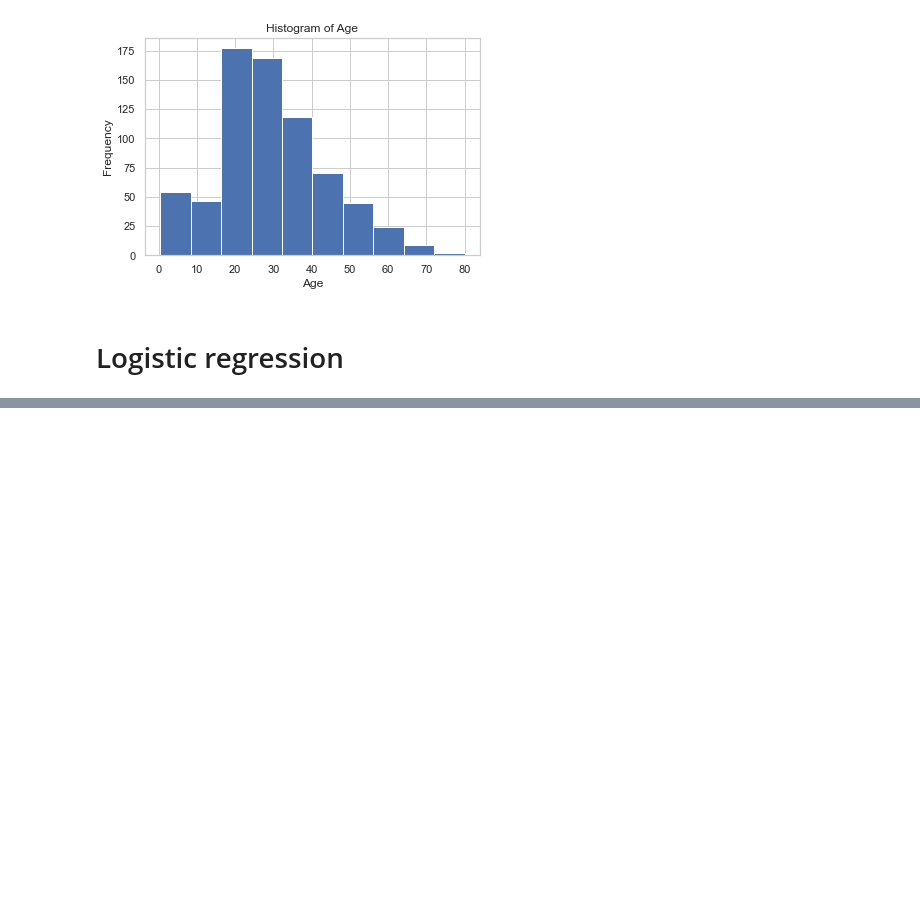
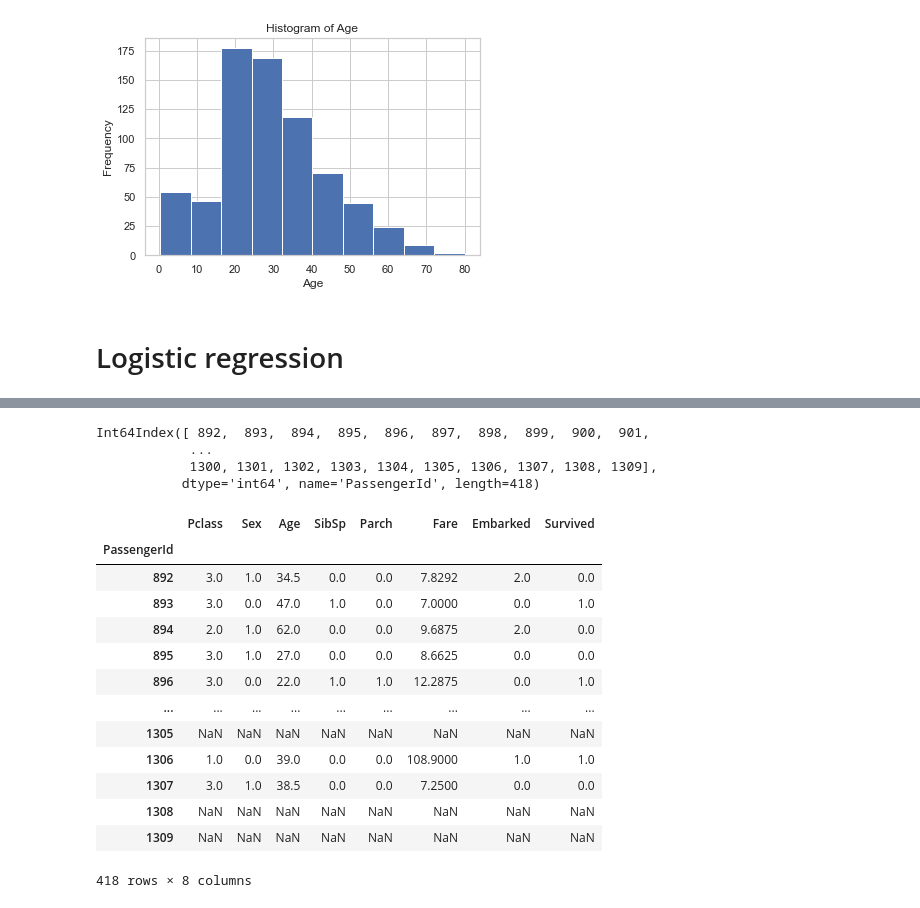
Before and after one commit to marjanilkov/kaggleTitanic, a Jupyter notebook: kaggle_titanic.ipynb, the cells around one changed output, grey strips where cells are left out. Saved outputs shown, nothing was run; the diff lists cells and outputs as text; code cells hidden in the pictures; blank space fills up the shorter version.

```diff
--- a/kaggle_titanic.ipynb
+++ b/kaggle_titanic.ipynb
@@ -217,0 +377,24 @@ ValueError: could not convert string to float: 'Braund, Mr. Owen Harris'
+# %%
+new_index = pd.Index(np.arange(892,1310,1), name="PassengerId")
+print(new_index)
+sub = sub.set_index("PassengerId").reindex(new_index)
+sub
+# %% [output]
+Int64Index([ 892,  893,  894,  895,  896,  897,  898,  899,  900,  901,
+            ...
+            1300, 1301, 1302, 1303, 1304, 1305, 1306, 1307, 1308, 1309],
+           dtype='int64', name='PassengerId', length=418)
+|  | Pclass | Sex | Age | SibSp | Parch | Fare | Embarked | Survived |
+| PassengerId |  |  |  |  |  |  |  |  |
+| 892 | 3.0 | 1.0 | 34.5 | 0.0 | 0.0 | 7.8292 | 2.0 | 0.0 |
+| 893 | 3.0 | 0.0 | 47.0 | 1.0 | 0.0 | 7.0000 | 0.0 | 1.0 |
+| 894 | 2.0 | 1.0 | 62.0 | 0.0 | 0.0 | 9.6875 | 2.0 | 0.0 |
+| 895 | 3.0 | 1.0 | 27.0 | 0.0 | 0.0 | 8.6625 | 0.0 | 0.0 |
+| 896 | 3.0 | 0.0 | 22.0 | 1.0 | 1.0 | 12.2875 | 0.0 | 1.0 |
+| ... | ... | ... | ... | ... | ... | ... | ... | ... |
+| 1305 | NaN | NaN | NaN | NaN | NaN | NaN | NaN | NaN |
+| 1306 | 1.0 | 0.0 | 39.0 | 0.0 | 0.0 | 108.9000 | 1.0 | 1.0 |
+| 1307 | 3.0 | 1.0 | 38.5 | 0.0 | 0.0 | 7.2500 | 0.0 | 0.0 |
+| 1308 | NaN | NaN | NaN | NaN | NaN | NaN | NaN | NaN |
+| 1309 | NaN | NaN | NaN | NaN | NaN | NaN | NaN | NaN |
+418 rows × 8 columns
```
Also changed, not shown: parts of 21 cells of this notebook.
